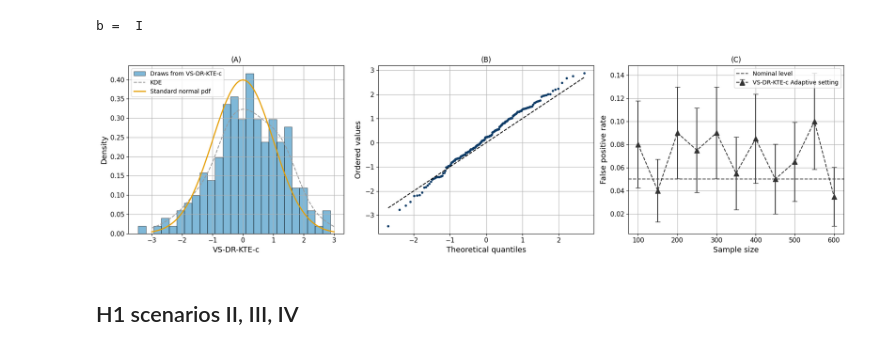
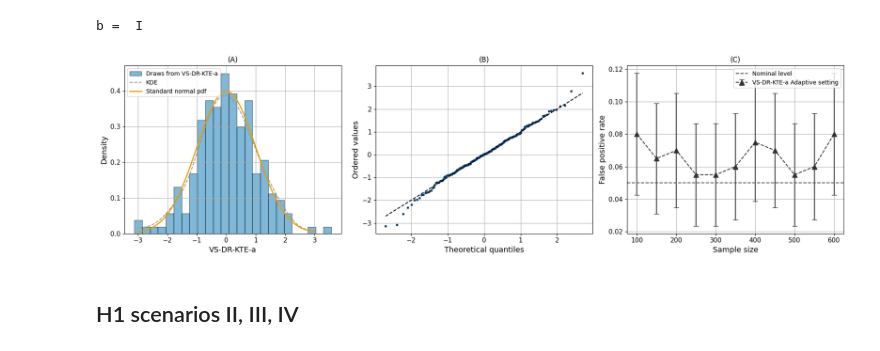
Before and after one commit to houssamzenati/adaptive-KTE, a Jupyter notebook: experiment_adaptive.ipynb, the cells around one changed output. Drawn from its saved outputs; the diff is of its cells as text; code cells hidden in the pictures.

```diff
--- a/experiment_adaptive.ipynb
+++ b/experiment_adaptive.ipynb
@@ -614,7 +311,7 @@ method_list = ['VS-DR-KTE']
 
 experiment = 'adaptive'
 name_folder = 'results/' +str(experiment) + '/'
-run_tests_adaptive(b_list, method_list, ns_list, name_folder, num_experiments, iterations, split="chronological")
+run_tests_adaptive(b_list, method_list, ns_list, name_folder, num_experiments, iterations, split="alternating")
 # %% [output]
 b =  I
 # %%
@@ -624,8 +321,8 @@ name_folder_list_adaptive_null = ['results/' + 'adaptive' + '/']
 ns_list_false_null = ns_list
 ns_array_false_null = np.array(ns_list_false_null)
 b_list_false_null = ['I']
-# methods_false_null = ['VS-DR-KTE_alternating']
-methods_false_null = ['VS-DR-KTE_chronological']
+methods_false_null = ['VS-DR-KTE_alternating']
+# methods_false_null = ['VS-DR-KTE_chronological']
 case_list_false_null = [1]
 
 d = dict()
@@ -676,8 +373,8 @@ method_dict = {'VS-DR-KTE_alternating': 'VS-DR-KTE-a', 'VS-DR-KTE_chronological'
 case = 1
 b = 'I'
 ns = 300
-# method = 'VS-DR-KTE_alternating'
-method = 'VS-DR-KTE_chronological'
+method = 'VS-DR-KTE_alternating'
+# method = 'VS-DR-KTE_chronological'
 experiment = 'adaptive'
 name_folder = f"results/{experiment}/"
 os.makedirs("plots", exist_ok=True)
@@ -723,8 +420,8 @@ plt.ylabel("Ordered values")
 # ===== (C) FALSE POSITIVE RATE (multi-method) WITH ERROR BARS =====
 plt.subplot(1, 3, 3)
 confidence_level = 0.05
-# method_list = ['VS-DR-KTE_alternating']
-method_list = ['VS-DR-KTE_chronological']
+method_list = ['VS-DR-KTE_alternating']
+# method_list = ['VS-DR-KTE_chronological']
 
 name_folder_list = [f"results/{experiment}/"]
 ns_array = np.array(ns_list)
@@ -737,34 +434,34 @@ for k, nf in enumerate(name_folder_list):
         for j, ns_val in enumerate(ns_list):
             f = f"{nf}ns{ns_val}b{b}{mth}.csv"
             pvals = d[f]['p_values']
             rejection_proportion[j] = (pvals < confidence_level).mean()
             n_per_file = len(pvals)  # assume constant across ns for varhat
 
         varhat = rejection_proportion * (1 - rejection_proportion) / n_per_file
 
         plt.errorbar(
             x=ns_array,
             y=rejection_proportion,
             yerr=1.96 * np.sqrt(varhat),
             capsize=4,
             marker=m_dict.get(k, "o"),
             markersize=8,
             color=method_colors.get(mth, "#333333"),
             linestyle='--',
             label=method_dict[mth] + m_dict_title[k]
         )
 
 plt.axhline(confidence_level, color=cb_colors["nominal"], linestyle="--", label="Nominal level")
 plt.title("(C)")
 plt.xlabel("Sample size")
 plt.ylabel("False positive rate")
 plt.legend(loc="upper right")
 
 plt.tight_layout()
 plt.savefig(f"plots/REVIEWED_null_dr_adaptive{case}_errorbar.png", bbox_inches='tight')
 plt.show()
 # %% [output]
-[figure, old version]
+[figure, new version]
 # %% [markdown]
 ## H1 scenarios II, III, IV
 # %%
```
Also changed, not shown: parts of 4 cells of this notebook, 9 other files.
